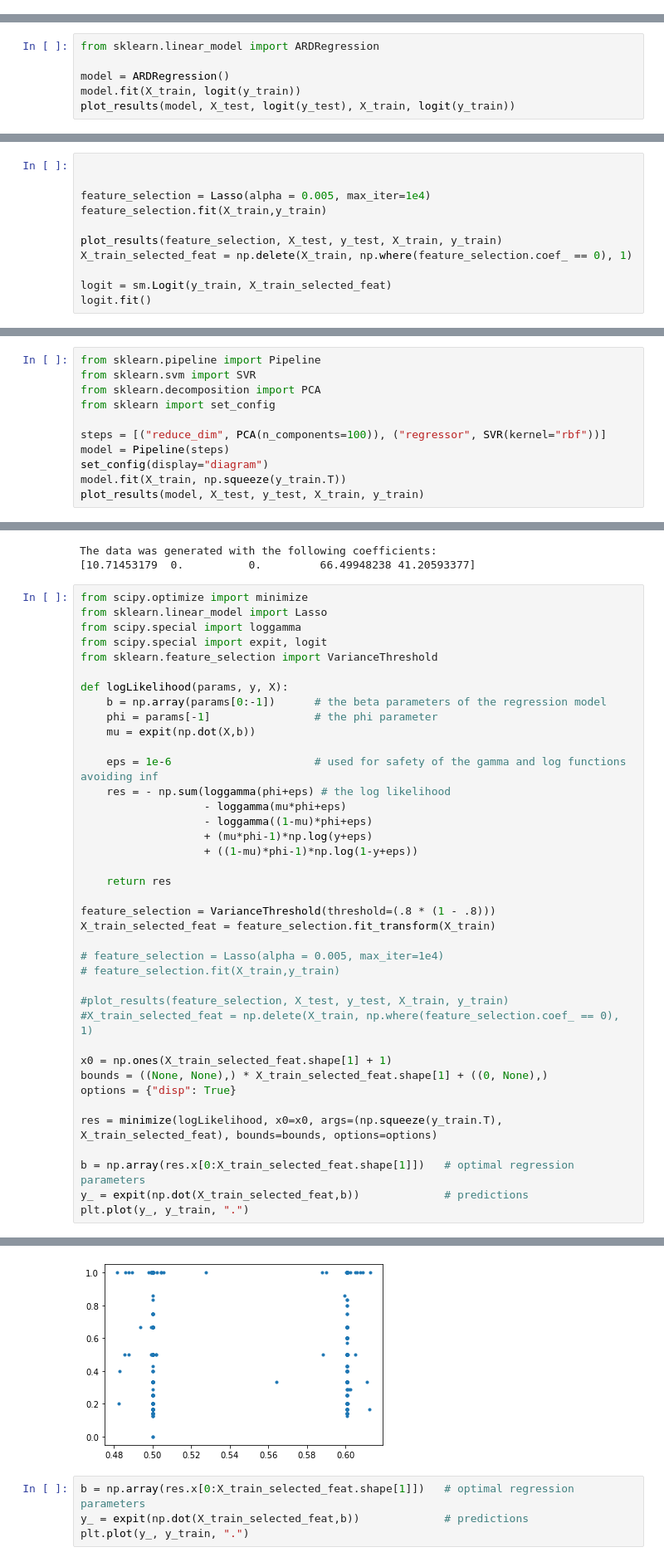
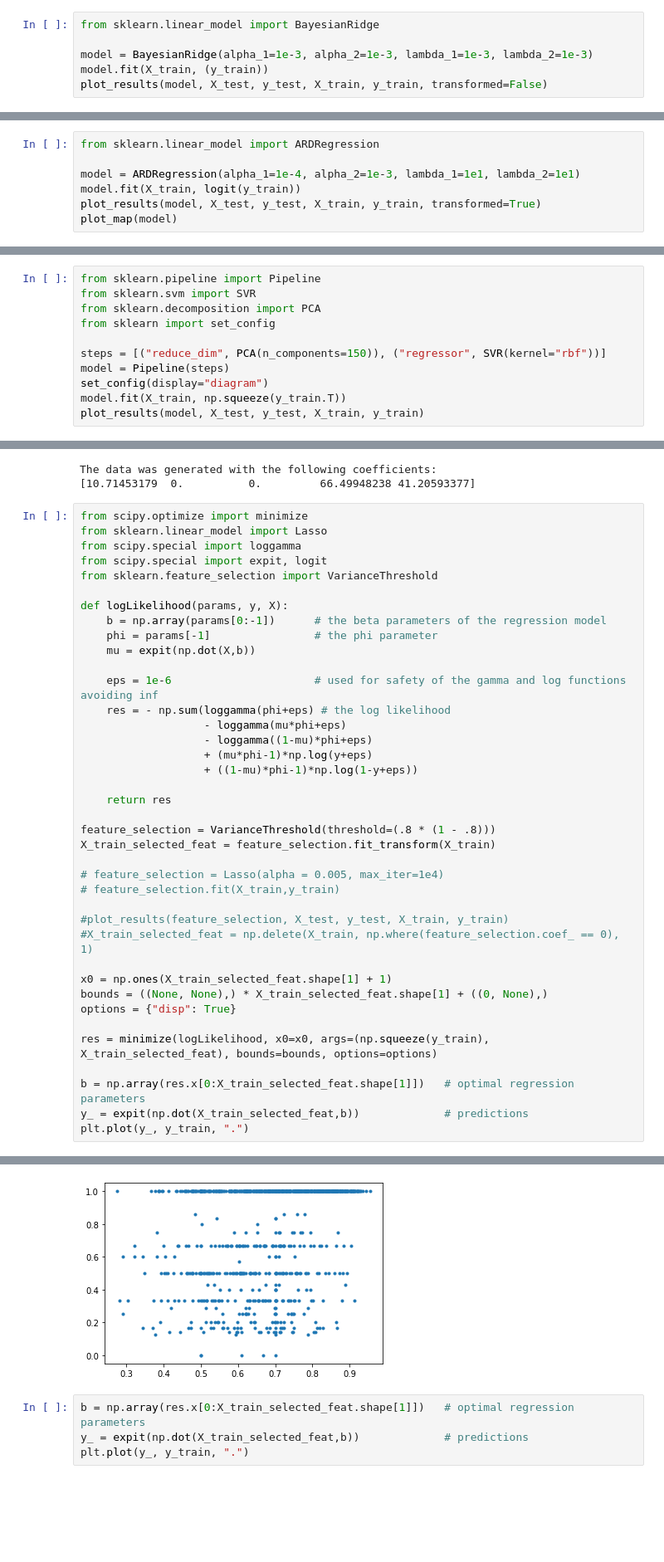
Before and after one commit to QuentinSav/probabilistic-stimulation-maps, a Jupyter notebook: modelEvaluation.ipynb, the cells around one changed output, grey strips where cells are left out. Shown at 83% size. Saved outputs shown, nothing was run; the diff lists cells and outputs as text; blank space fills up the shorter version.

Commit message:
Continued implementation of the model in juypyter
Former-commit-id: 95303c6ef2dff1fb75baea80a440401f2a62c86b

```diff
--- a/modelEvaluation.ipynb
+++ b/modelEvaluation.ipynb
@@ -267,2 +295,8 @@ Coefficient of determination (R²):
 # %% [markdown]
 ### Bayesian Linear regression
+# %%
+from sklearn.linear_model import BayesianRidge
+
+model = BayesianRidge(alpha_1=1e-3, alpha_2=1e-3, lambda_1=1e-3, lambda_2=1e-3)
+model.fit(X_train, (y_train))
+plot_results(model, X_test, y_test, X_train, y_train, transformed=False)
@@ -269,7 +308,8 @@ Coefficient of determination (R²):
 # %%
 from sklearn.linear_model import ARDRegression
 
-model = ARDRegression()
+model = ARDRegression(alpha_1=1e-4, alpha_2=1e-3, lambda_1=1e1, lambda_2=1e1)
 model.fit(X_train, logit(y_train))
-plot_results(model, X_test, logit(y_test), X_train, logit(y_train))
+plot_results(model, X_test, y_test, X_train, y_train, transformed=True)
+plot_map(model)
 # %% [output]
@@ -287,11 +320,0 @@ Coefficient of determination (R²):
-# %%
-
-
-feature_selection = Lasso(alpha = 0.005, max_iter=1e4)
-feature_selection.fit(X_train,y_train)
-
-plot_results(feature_selection, X_test, y_test, X_train, y_train)
-X_train_selected_feat = np.delete(X_train, np.where(feature_selection.coef_ == 0), 1)
-
-logit = sm.Logit(y_train, X_train_selected_feat)
-logit.fit()
@@ -392,7 +478,7 @@ from sklearn.svm import SVR
 from sklearn.decomposition import PCA
 from sklearn import set_config
 
-steps = [("reduce_dim", PCA(n_components=100)), ("regressor", SVR(kernel="rbf"))]
+steps = [("reduce_dim", PCA(n_components=150)), ("regressor", SVR(kernel="rbf"))]
 model = Pipeline(steps)
 set_config(display="diagram")
 model.fit(X_train, np.squeeze(y_train.T))
@@ -463,35 +549,35 @@ def logLikelihood(params, y, X):
     mu = expit(np.dot(X,b))
 
     eps = 1e-6                      # used for safety of the gamma and log functions avoiding inf
     res = - np.sum(loggamma(phi+eps) # the log likelihood
                    - loggamma(mu*phi+eps)
                    - loggamma((1-mu)*phi+eps)
                    + (mu*phi-1)*np.log(y+eps)
                    + ((1-mu)*phi-1)*np.log(1-y+eps))
 
     return res
 
 feature_selection = VarianceThreshold(threshold=(.8 * (1 - .8)))
 X_train_selected_feat = feature_selection.fit_transform(X_train)
 
 # feature_selection = Lasso(alpha = 0.005, max_iter=1e4)
 # feature_selection.fit(X_train,y_train)
 
 #plot_results(feature_selection, X_test, y_test, X_train, y_train)
 #X_train_selected_feat = np.delete(X_train, np.where(feature_selection.coef_ == 0), 1)
 
 x0 = np.ones(X_train_selected_feat.shape[1] + 1)
 bounds = ((None, None),) * X_train_selected_feat.shape[1] + ((0, None),)
 options = {"disp": True}
 
-res = minimize(logLikelihood, x0=x0, args=(np.squeeze(y_train.T), X_train_selected_feat), bounds=bounds, options=options)
+res = minimize(logLikelihood, x0=x0, args=(np.squeeze(y_train), X_train_selected_feat), bounds=bounds, options=options)
 
 b = np.array(res.x[0:X_train_selected_feat.shape[1]])   # optimal regression parameters
 y_ = expit(np.dot(X_train_selected_feat,b))             # predictions
 plt.plot(y_, y_train, ".")
 # %% [output]
 [<matplotlib.lines.Line2D at 0x...>]
-[figure, old version]
+[figure, new version]
 # %%
 b = np.array(res.x[0:X_train_selected_feat.shape[1]])   # optimal regression parameters
 y_ = expit(np.dot(X_train_selected_feat,b))             # predictions
```
Also changed, not shown: parts of 24 cells of this notebook, 2 other files.
